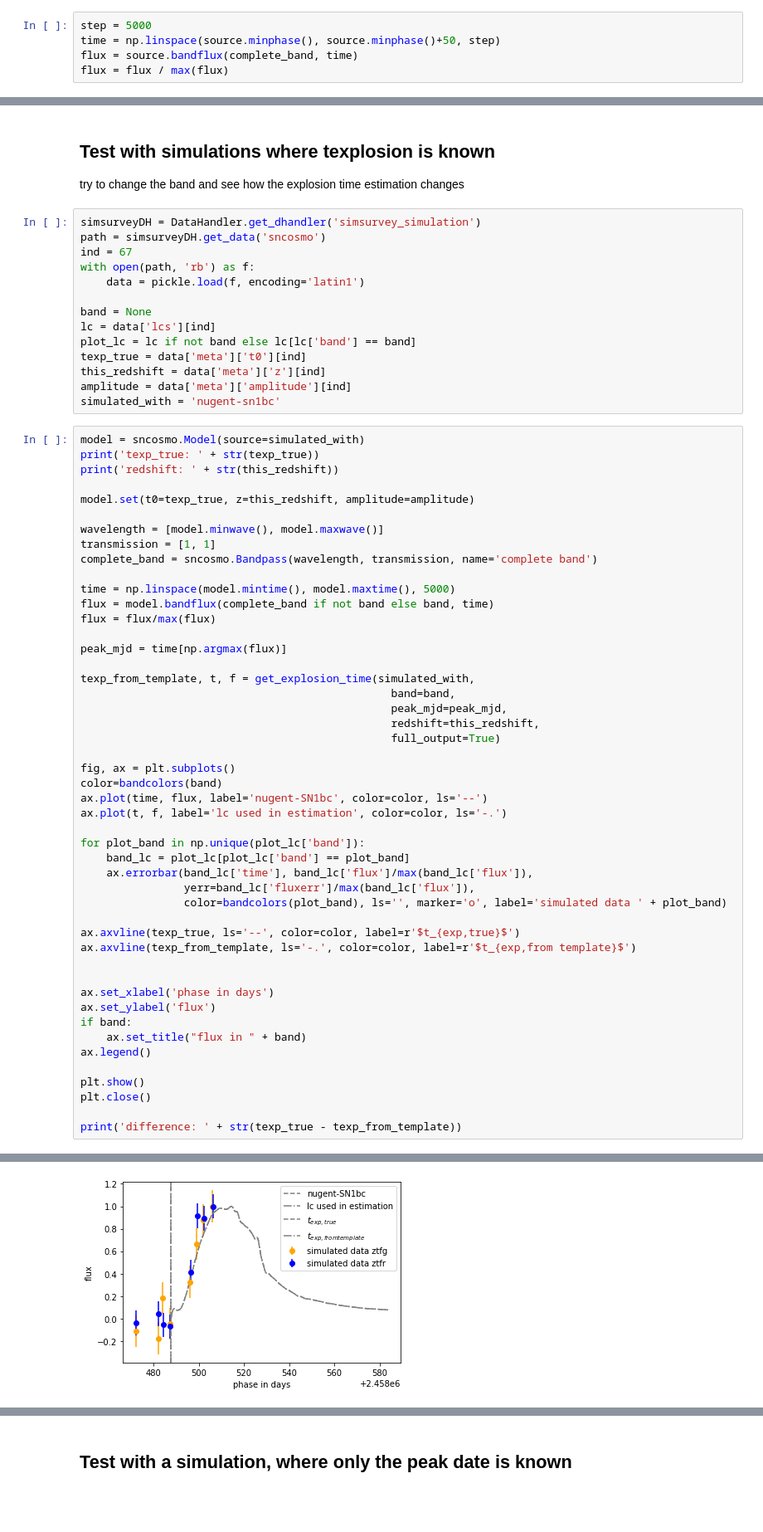
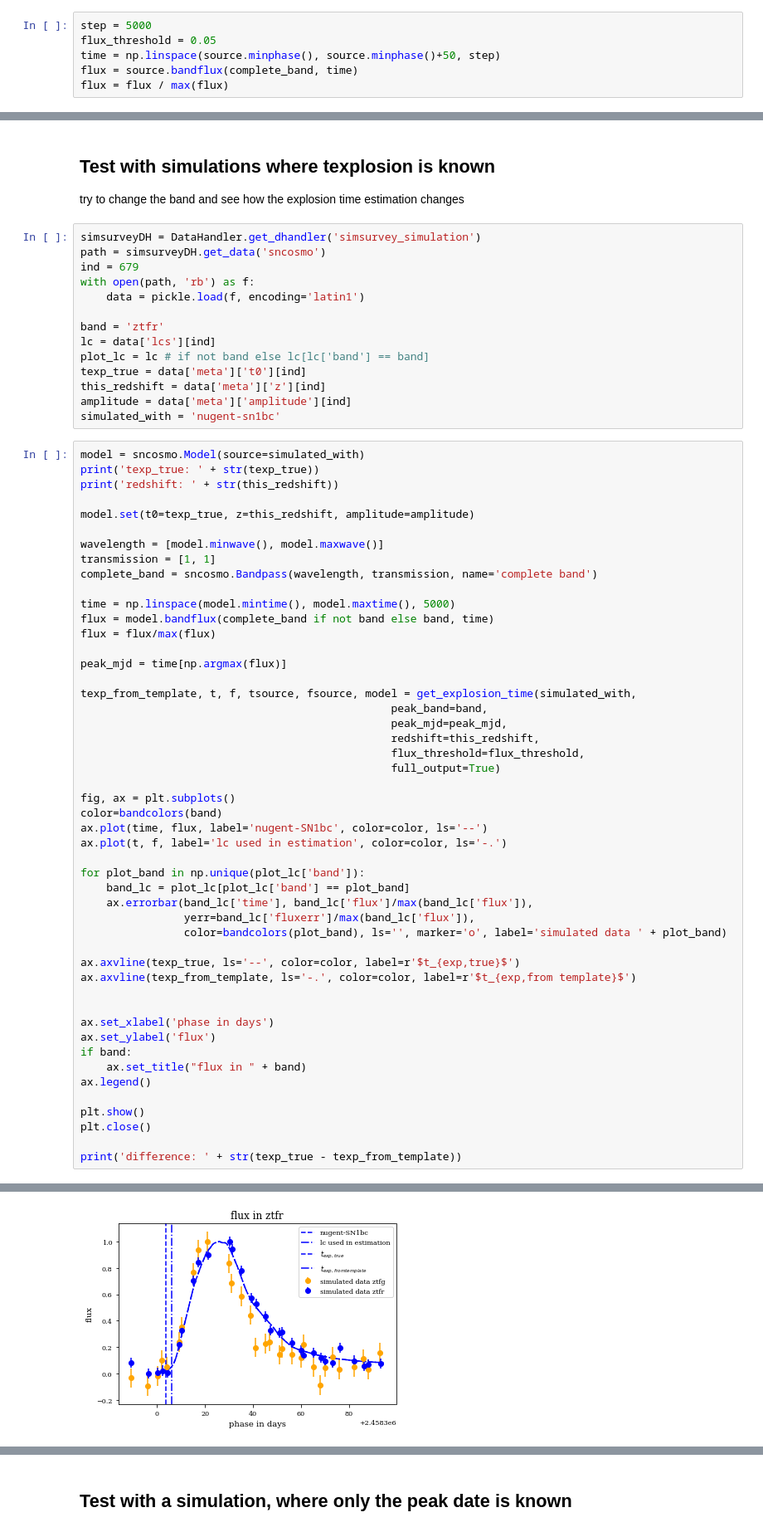
Before and after one commit to JannisNe/ztf_SN-LCs-explosion_time_estimation, a Jupyter notebook: demo/explosion_time_from_times_series/explosion_time_from_peak_mjd.ipynb, the cells around one changed output, grey strips where cells are left out. Shown: that part at 83% size. Saved outputs shown, nothing was run; the diff lists cells and outputs as text; blank space fills up the shorter version.

```diff
--- a/demo/explosion_time_from_times_series/explosion_time_from_peak_mjd.ipynb
+++ b/demo/explosion_time_from_times_series/explosion_time_from_peak_mjd.ipynb
@@ -46,6 +63,7 @@ source.set(amplitude=amp)
 In order to draw the lightcurve, make a time array and calculate the bolometric flux for each step. Normalize the flux to the maximum.
 # %%
 step = 5000
+flux_threshold = 0.05
 time = np.linspace(source.minphase(), source.minphase()+50, step)
 flux = source.bandflux(complete_band, time)
 flux = flux / max(flux)
@@ -338,13 +356,13 @@ try to change the band and see how the explosion time estimation changes
 # %%
 simsurveyDH = DataHandler.get_dhandler('simsurvey_simulation')
 path = simsurveyDH.get_data('sncosmo')
-ind = 67
+ind = 679
 with open(path, 'rb') as f:
     data = pickle.load(f, encoding='latin1')
 
-band = None
+band = 'ztfr'
 lc = data['lcs'][ind]
-plot_lc = lc if not band else lc[lc['band'] == band]
+plot_lc = lc # if not band else lc[lc['band'] == band]
 texp_true = data['meta']['t0'][ind]
 this_redshift = data['meta']['z'][ind]
 amplitude = data['meta']['amplitude'][ind]
@@ -366,10 +384,11 @@ flux = flux/max(flux)
 
 peak_mjd = time[np.argmax(flux)]
 
-texp_from_template, t, f = get_explosion_time(simulated_with,
-                                                band=band,
+texp_from_template, t, f, tsource, fsource, model = get_explosion_time(simulated_with,
+                                                peak_band=band,
                                                 peak_mjd=peak_mjd,
                                                 redshift=this_redshift,
+                                                flux_threshold=flux_threshold,
                                                 full_output=True)
 
 fig, ax = plt.subplots()
@@ -403 +422 @@ redshift: 0.13040458937030827
-[figure, old version]
+[figure, new version]
```
Also changed, not shown: parts of 15 cells of this notebook.
